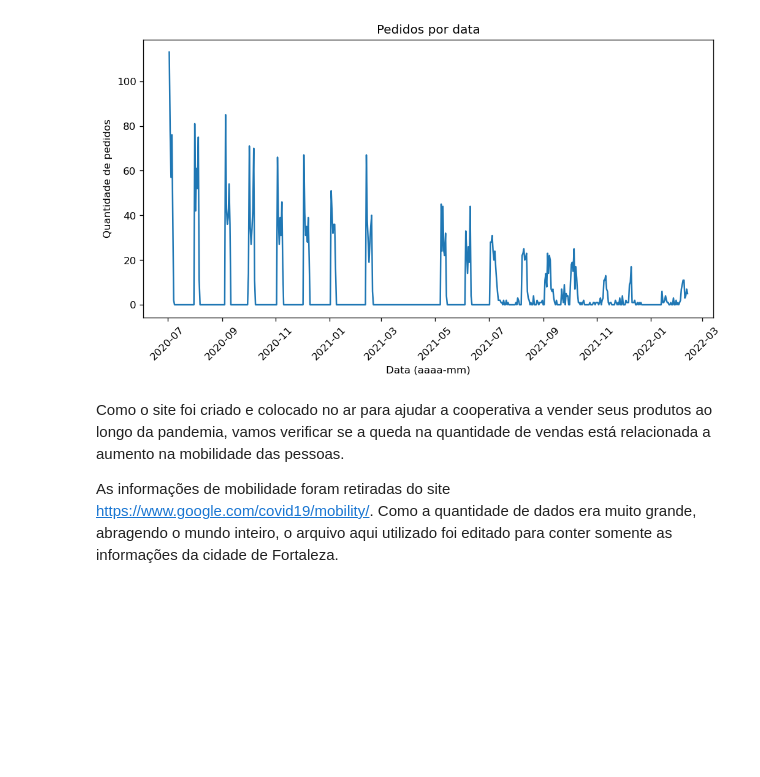
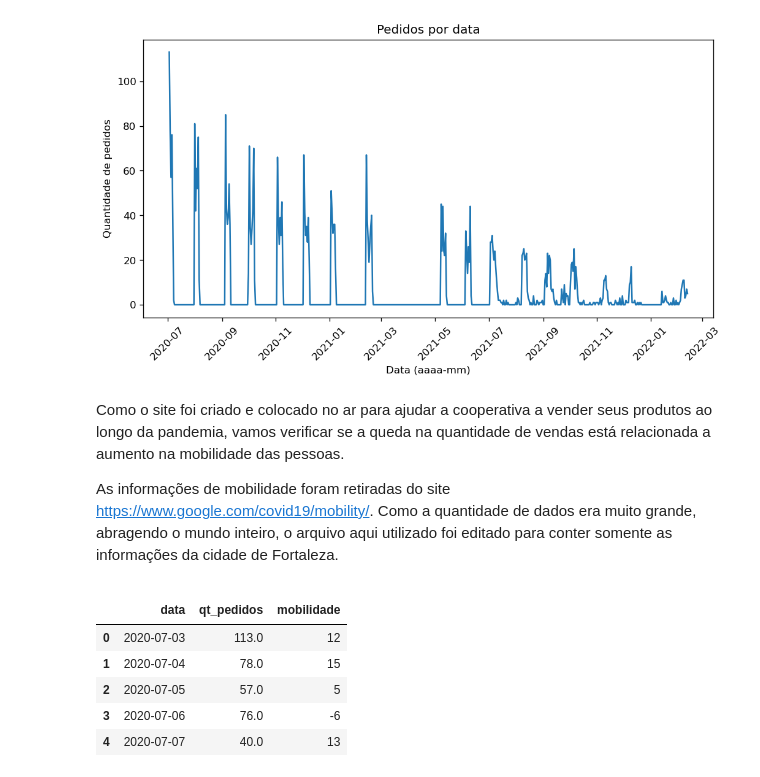
Before and after one commit to lgalicki/tcc-pos-ciecia-de-dados-pucmg, a Jupyter notebook: 2 - Análise e Exploração dos Dados.ipynb, the cells around one changed output. Drawn from its saved outputs; the diff is of its cells as text; code cells hidden in the pictures; blank space fills up the shorter version.

```diff
--- a/2 - Análise e Exploração dos Dados.ipynb
+++ b/2 - Análise e Exploração dos Dados.ipynb
@@ -434,3 +440,26 @@ plt.xticks(rotation=45);
 # %% [markdown]
 Como o site foi criado e colocado no ar para ajudar a cooperativa a vender seus produtos ao longo da pandemia, vamos verificar se a queda na quantidade de vendas está relacionada a aumento na mobilidade das pessoas.<p>
 As informações de mobilidade foram retiradas do site https://www.google.com/covid19/mobility/. Como a quantidade de dados era muito grande, abragendo o mundo inteiro, o arquivo aqui utilizado foi editado para conter somente as informações da cidade de Fortaleza.
+# %%
+# Primeiramente vamos ler as informações de mobilidade em Fortaleza.
+df_mob = pd.read_csv('arquivos/Mobilidade Fortaleza 2020.csv')
+df_mob = pd.concat([df_mob,pd.read_csv('arquivos/Mobilidade Fortaleza 2021.csv')])
+df_mob = pd.concat([df_mob,pd.read_csv('arquivos/Mobilidade Fortaleza 2022.csv')])
+
+# Agora vamos fazer uma limpeza, mantendo só aquilo que nos interessa, que é o índice de mobilidade em mercados no
+# período no qual houve vendas na loja da cooperativa.
+df_mob = df_mob[['date','grocery_and_pharmacy_percent_change_from_baseline']]
+df_mob['date'] = pd.to_datetime(df_mob['date'])
+df_mob = df_mob[(df_mob['date'] >= df_pw['data_pedido'].min()) & (df_mob['date'] <= df_pw['data_pedido'].max())]
+df_mob.columns = ['data','mobilidade']
+
+# Unindo os dados
+df_compras_dt = pd.merge(left=df_compras_dt,right=df_mob,how='outer',on='data')
+df_compras_dt.head()
+# %% [output]
+|  | data | qt_pedidos | mobilidade |
+| 0 | 2020-07-03 | 113.0 | 12 |
+| 1 | 2020-07-04 | 78.0 | 15 |
+| 2 | 2020-07-05 | 57.0 | 5 |
+| 3 | 2020-07-06 | 76.0 | -6 |
+| 4 | 2020-07-07 | 40.0 | 13 |
```
Also changed, not shown: parts of 18 cells of this notebook, 3 other files.
